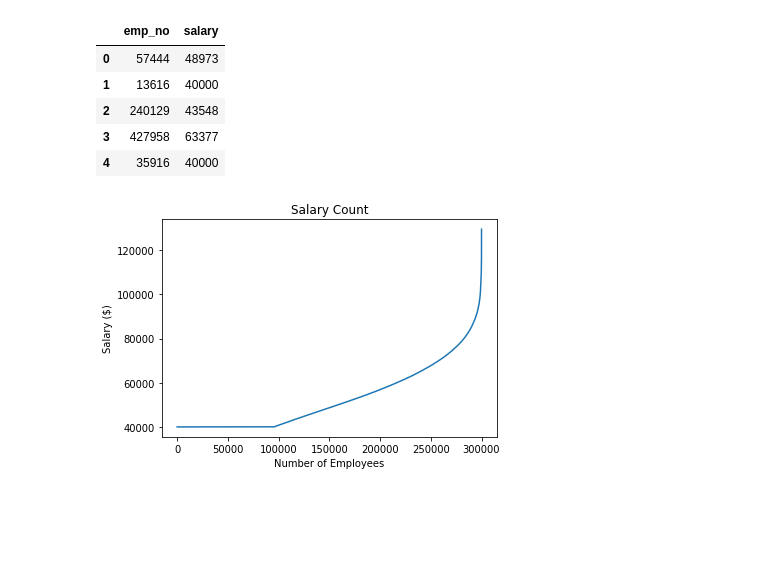
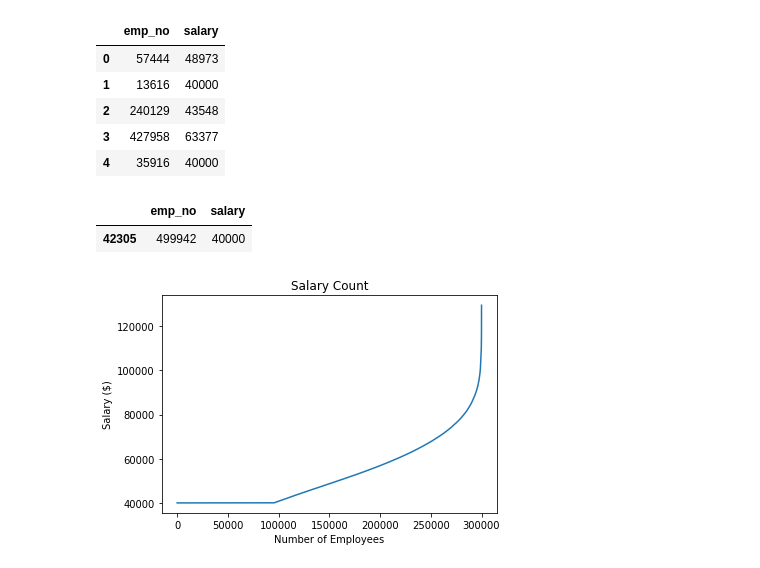
Before and after one commit to juliabrunett/sql-challenge, a Jupyter notebook: EmployeeSQL/Bonus.ipynb, the cells around one changed output. Saved outputs shown, nothing was run; the diff lists cells and outputs as text; code cells hidden in the pictures; blank space fills up the shorter version.

```diff
--- a/EmployeeSQL/Bonus.ipynb
+++ b/EmployeeSQL/Bonus.ipynb
@@ -27,6 +27,12 @@ query_1.head()
 | 2 | 240129 | 43548 |
 | 3 | 427958 | 63377 |
 | 4 | 35916 | 40000 |
+# %%
+my_ID = query_1.loc[query_1["emp_no"] == 499942, :]
+my_ID
+# %% [output]
+|  | emp_no | salary |
+| 42305 | 499942 | 40000 |
 # %%
 # Create a list for x-axis values
 x_axis = []
```
Also changed, not shown: 1 other file.
